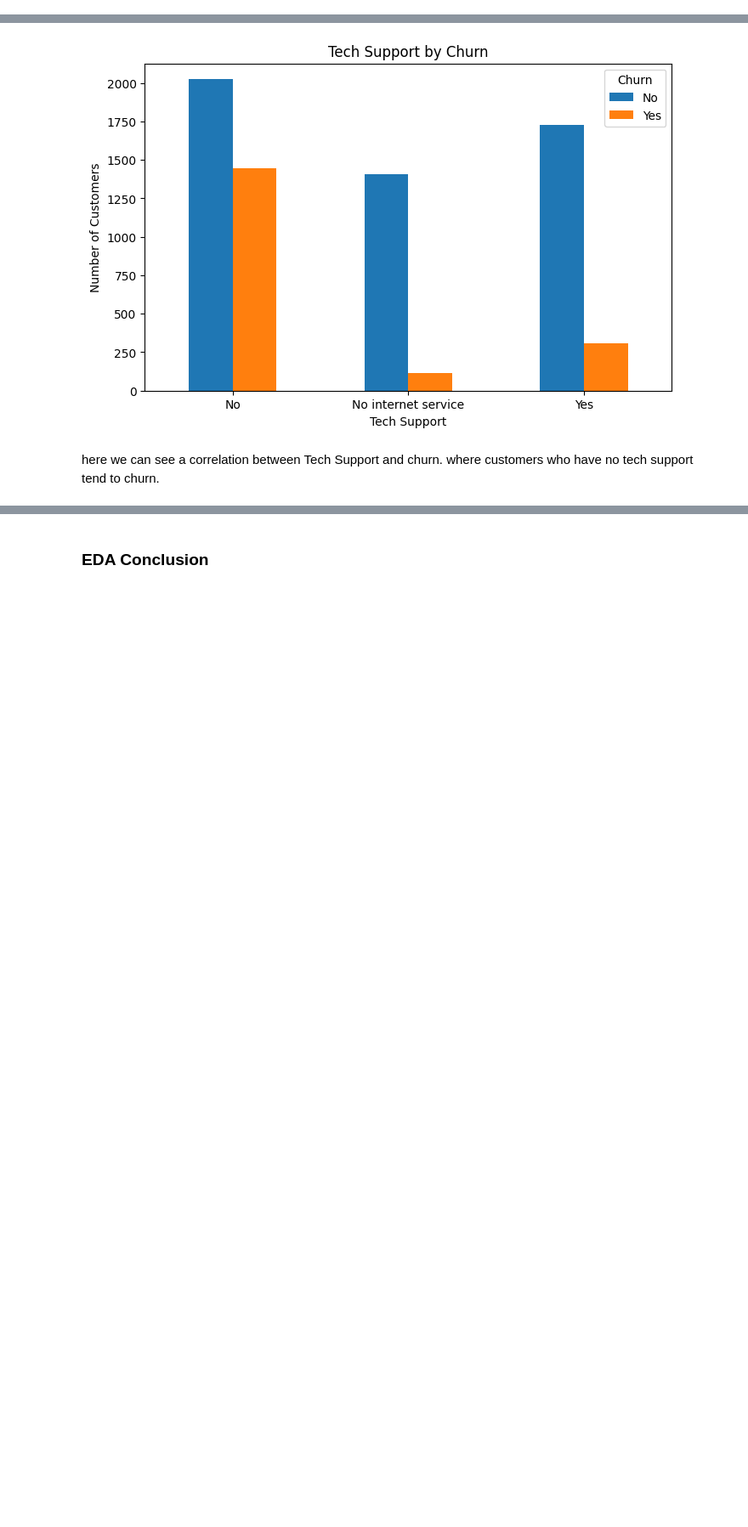
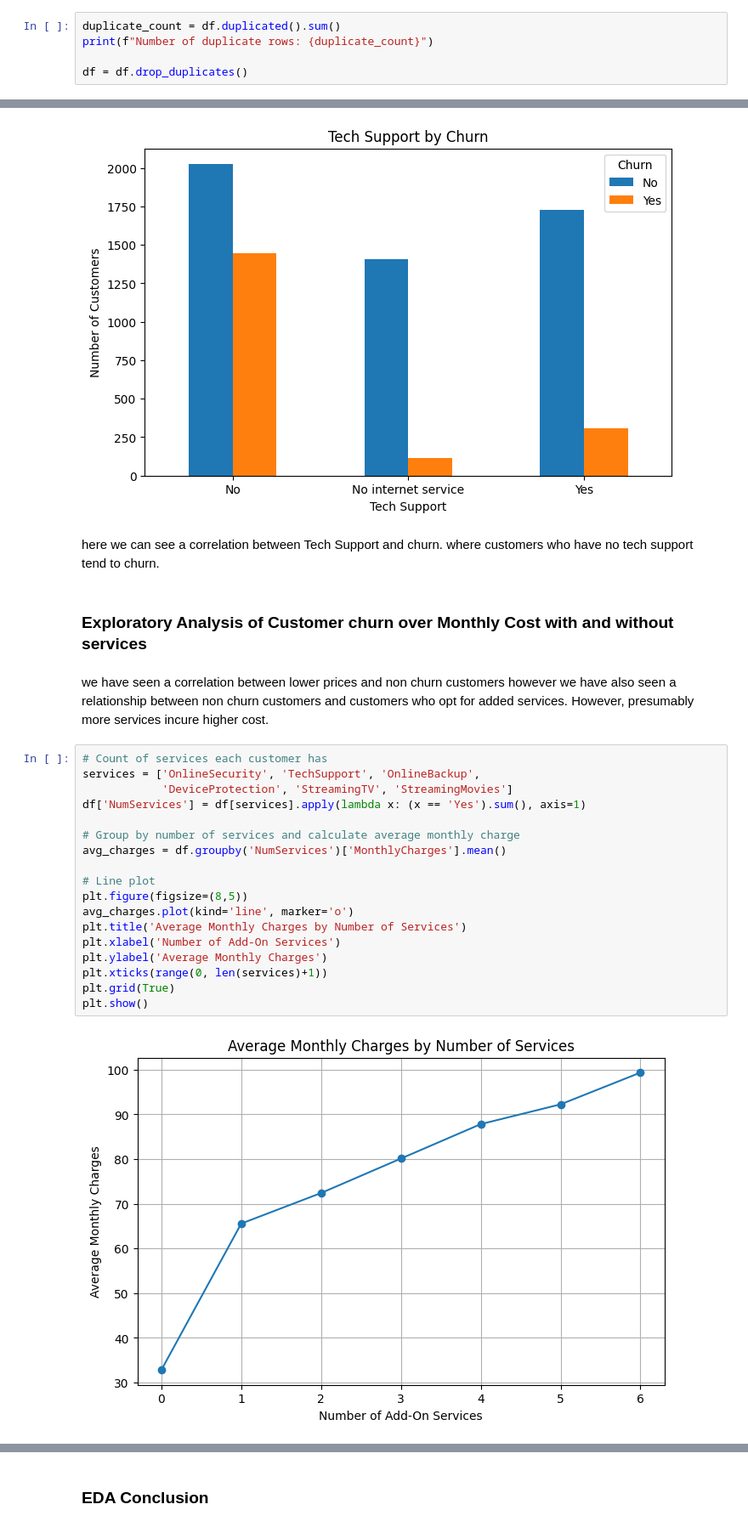
Before and after one commit to cuboidalstudios/MLAssignment2025, a Jupyter notebook: MLTask1.ipynb, the cells around one changed output, grey strips where cells are left out. Shown at 85% size. Drawn from its saved outputs; the diff is of its cells as text; blank space fills up the shorter version.

```diff
--- a/MLTask1.ipynb
+++ b/MLTask1.ipynb
@@ -52,3 +53,8 @@ df.isna().sum()
 | TotalCharges | 0 |
 | Churn | 0 |
 dtype: int64
+# %%
+duplicate_count = df.duplicated().sum()
+print(f"Number of duplicate rows: {duplicate_count}")
+
+df = df.drop_duplicates()
@@ -424,3 +436,27 @@ plt.show()
 [figure]
 # %% [markdown]
 here we can see a correlation between Tech Support and churn. where customers who have no tech support tend to churn.
+# %% [markdown]
+### Exploratory Analysis of Customer churn over Monthly Cost with and without services
+# %% [markdown]
+we have seen a correlation between lower prices and non churn customers however we have also seen a relationship between non churn customers and customers who opt for added services. However, presumably more services incure higher cost.
+# %%
+# Count of services each customer has
+services = ['OnlineSecurity', 'TechSupport', 'OnlineBackup',
+            'DeviceProtection', 'StreamingTV', 'StreamingMovies']
+df['NumServices'] = df[services].apply(lambda x: (x == 'Yes').sum(), axis=1)
+
+# Group by number of services and calculate average monthly charge
+avg_charges = df.groupby('NumServices')['MonthlyCharges'].mean()
+
+# Line plot
+plt.figure(figsize=(8,5))
+avg_charges.plot(kind='line', marker='o')
+plt.title('Average Monthly Charges by Number of Services')
+plt.xlabel('Number of Add-On Services')
+plt.ylabel('Average Monthly Charges')
+plt.xticks(range(0, len(services)+1))
+plt.grid(True)
+plt.show()
+# %% [output]
+[figure, added]
```
Also changed, not shown: parts of 15 cells of this notebook.
